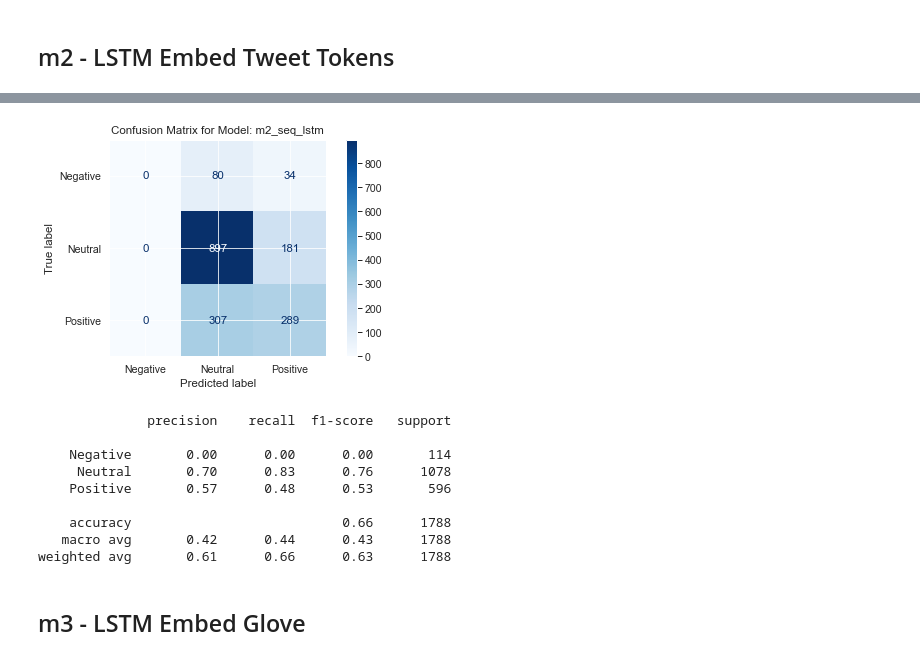
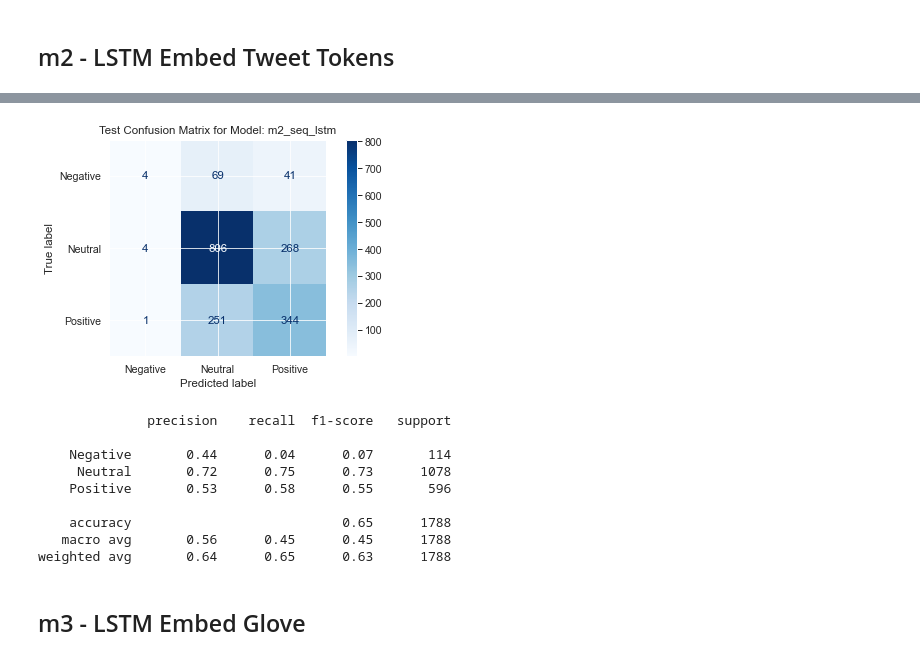
Before and after one commit to cutterback/p04-twitter-sentiment-nlp, a Jupyter notebook: Twitter-Sentiment-Analysis-NLP.ipynb, the cells around one changed output, grey strips where cells are left out. Cells and saved outputs as stored; diff of their text form; code cells hidden in the pictures.

```diff
--- a/Twitter-Sentiment-Analysis-NLP.ipynb
+++ b/Twitter-Sentiment-Analysis-NLP.ipynb
@@ -727,8 +732,8 @@ early_stop_m2 = [EarlyStopping(monitor='val_loss', patience=3,
                                   monitor='val_loss',
                                   save_best_only=True)]
 
-# set class weights close to balanced (amplify negative 9x and positive 2x)
-class_weights_m2 = [{0: 1, 1: 9}, {0: 1, 1: 1}, {0: 1, 1: 2}]
+# set class weights overweight 2x (amplify negative 20x and positive 4x)
+class_weights_m2 = [{0: 1, 1: 20}, {0: 1, 1: 1}, {0: 1, 1: 4}]
 
 # fit model 2 with 15% validation split (same paramters model 1)
 m2_fit = m2.fit(Xt_train, yt_train, epochs=50, callbacks=early_stop_m2,
@@ -778,26 +781,26 @@ weighted avg       0.70      0.76      0.73      7148
 # %%
 # create test predictions for model 2
-y_test_hat_m2, y_test_hat_cl_m2 = predict(m2, Xt_test, yt_test)
+y_test_hat_m2, y_test_hat_cl_m2 = predict(m2, Xt_test)
 # %%
 # pivot 3 multi-labels into single class column to feed confusion matrix
 yt_test_piv = create_pred_class(yt_test)
 y_test_hat_cl_m2_piv = create_pred_class(y_test_hat_cl_m2)
 # %%
 # plot test confusion matrix and classification report
-cnf_matrix_test_m2 = plot_confusion('Test', t_test_piv.pred_class,
+cnf_matrix_test_m2 = plot_confusion('Test', yt_test_piv.pred_class,
                                y_test_hat_cl_m2_piv.pred_class,
                                m2.name)
 # %% [output]
-[figure, old version]
+[figure, new version]
               precision    recall  f1-score   support
 
-    Negative       0.00      0.00      0.00       114
-     Neutral       0.70      0.83      0.76      1078
-    Positive       0.57      0.48      0.53       596
+    Negative       0.44      0.04      0.07       114
+     Neutral       0.72      0.75      0.73      1078
+    Positive       0.53      0.58      0.55       596
 
-    accuracy                           0.66      1788
-   macro avg       0.42      0.44      0.43      1788
-weighted avg       0.61      0.66      0.63      1788
+    accuracy                           0.65      1788
+   macro avg       0.56      0.45      0.45      1788
+weighted avg       0.64      0.65      0.63      1788
 # %% [markdown]
 ## m3 - LSTM Embed Glove
 # %%
```
Also changed, not shown: parts of 12 cells of this notebook.
